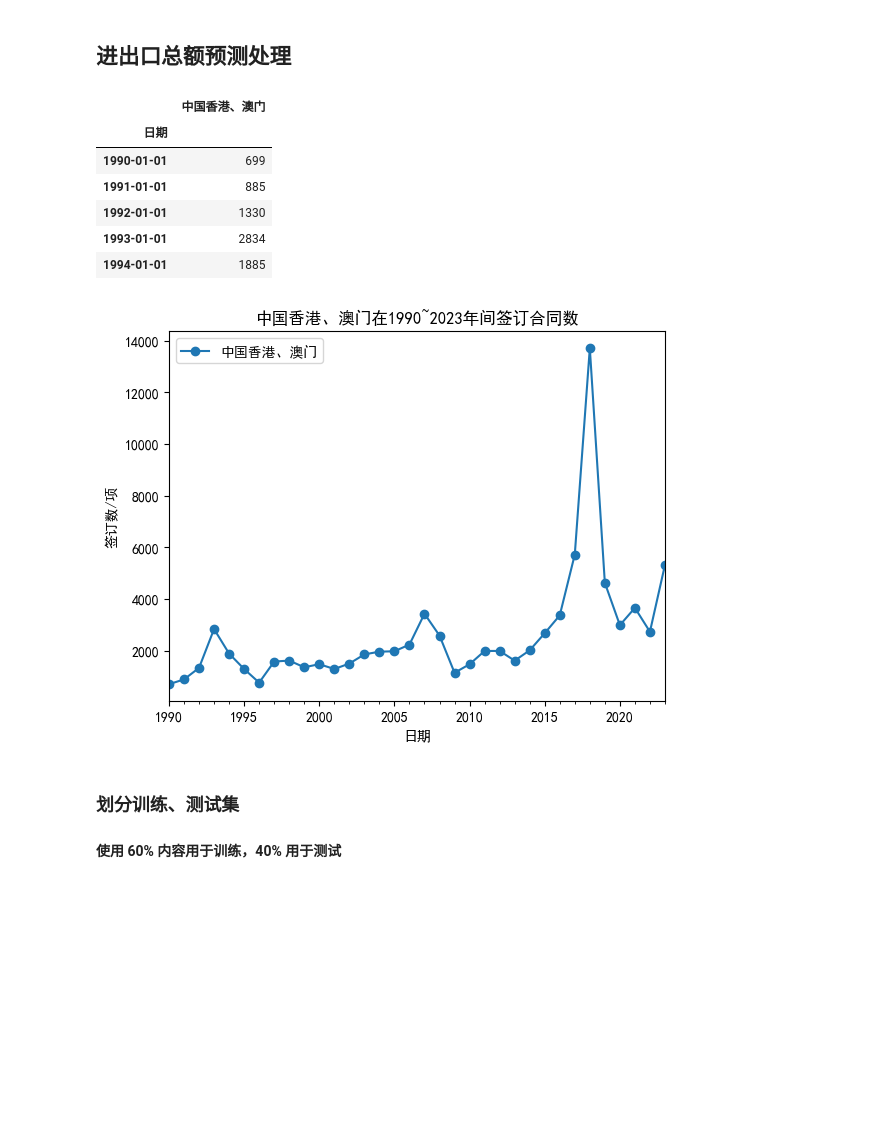
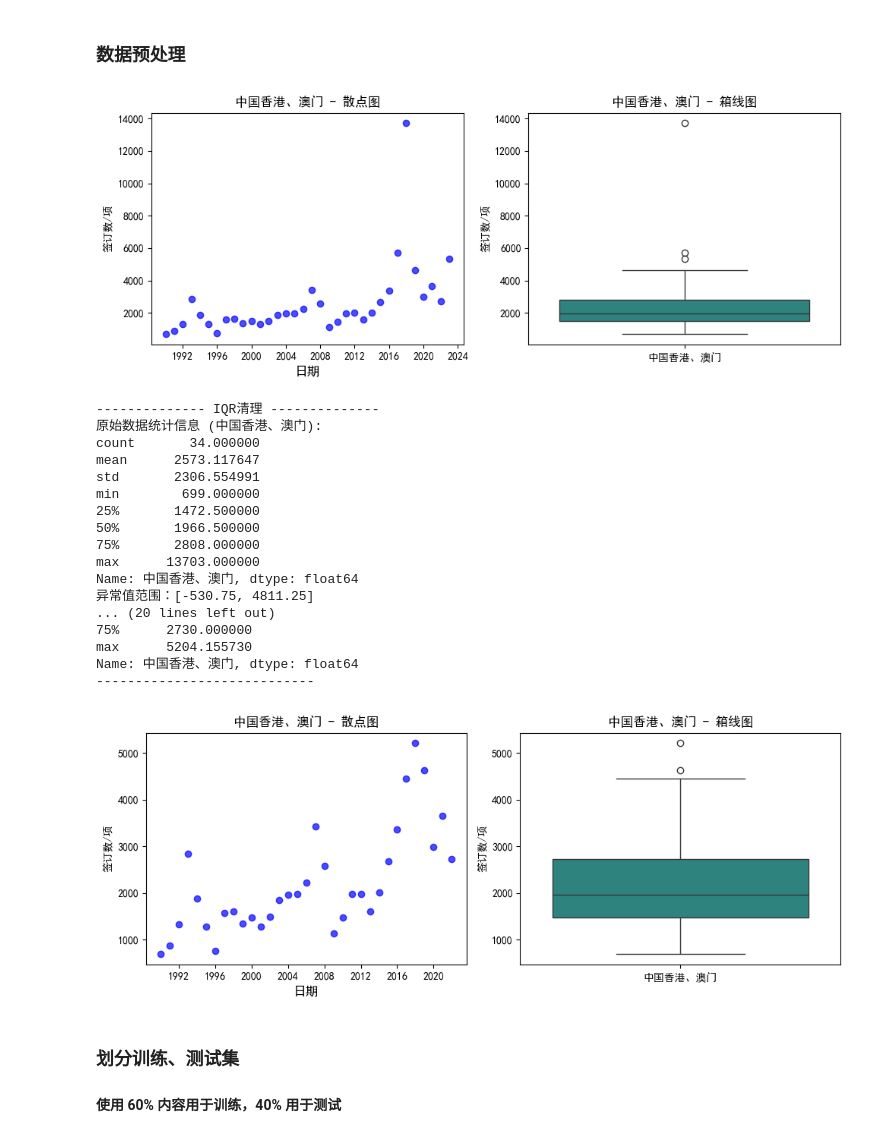
Before and after one commit to Czhongshao/ARIMA-TEST, a Jupyter notebook: 深圳签订外贸合同数据预测/ShenZhen_Contract_ARIMA_1990~2023.ipynb, the cells around one changed output. Drawn from its saved outputs; the diff is of its cells as text; code cells hidden in the pictures; blank space fills up the shorter version.

```diff
--- a/深圳签订外贸合同数据预测/ShenZhen_Contract_ARIMA_1990~2023.ipynb
+++ b/深圳签订外贸合同数据预测/ShenZhen_Contract_ARIMA_1990~2023.ipynb
@@ -88,27 +113,2 @@ print('保留后数据预览：\n', df_total.head())
 # %% [markdown]
-## 进出口总额预测处理
+### 数据预处理
-# %%
-# 修改列标题
-df_total.columns = ["日期", need_to_predict]
-# 转化时间数据为 datetime 对象
-df_total['日期'] = pd.to_datetime(df_total['日期'], format='%Y')
-
-# 设置时间索引
-df_total.set_index('日期', inplace=True)
-df_total.head()
-# %% [output]
-|  | 中国香港、澳门 |
-| 日期 |  |
-| 1990-01-01 | 699 |
-| 1991-01-01 | 885 |
-| 1992-01-01 | 1330 |
-| 1993-01-01 | 2834 |
-| 1994-01-01 | 1885 |
-# %%
-# 原始数据可视化绘图
-df_total.plot(kind='line', marker='o')
-plt.title(f"{need_to_predict}在1990~2023年间签订合同数")
-plt.ylabel('签订数/项')
-plt.show()
-# %% [output]
-[figure, removed]
@@ -115,3 +196,40 @@ plt.show()
+# %%
+# 绘制原图像
+plots_scatterAboxplot(df_total)
+
+# 输出清理后的数据
+# df_total = three_sigma(df_total)
+df_total = IQR_fun(df_total)
+# print(df_total.head())
+
+# 输出插值后的数据
+df_total = interpolation_fun(df_total)
+# print(df_total.head())
+
+# 绘制清理插值后图像
+plots_scatterAboxplot(df_total)
+
+# df_total[need_to_predict] = df_total[need_to_predict] // int(df_total[need_to_predict].mean())
+# %% [output]
+[figure, added]
+-------------- IQR清理 --------------
+原始数据统计信息 (中国香港、澳门):
+count       34.000000
+mean      2573.117647
+std       2306.554991
+min        699.000000
+25%       1472.500000
+50%       1966.500000
+75%       2808.000000
+max      13703.000000
+Name: 中国香港、澳门, dtype: float64
+异常值范围：[-530.75, 4811.25]
+... (20 lines left out)
+75%      2730.000000
+max      5204.155730
+Name: 中国香港、澳门, dtype: float64
+----------------------------
+[figure, added]
 # %% [markdown]
 ### 划分训练、测试集
 #### 使用 60% 内容用于训练，40% 用于测试
```
Also changed, not shown: parts of 10 cells of this notebook, 35 other files.
